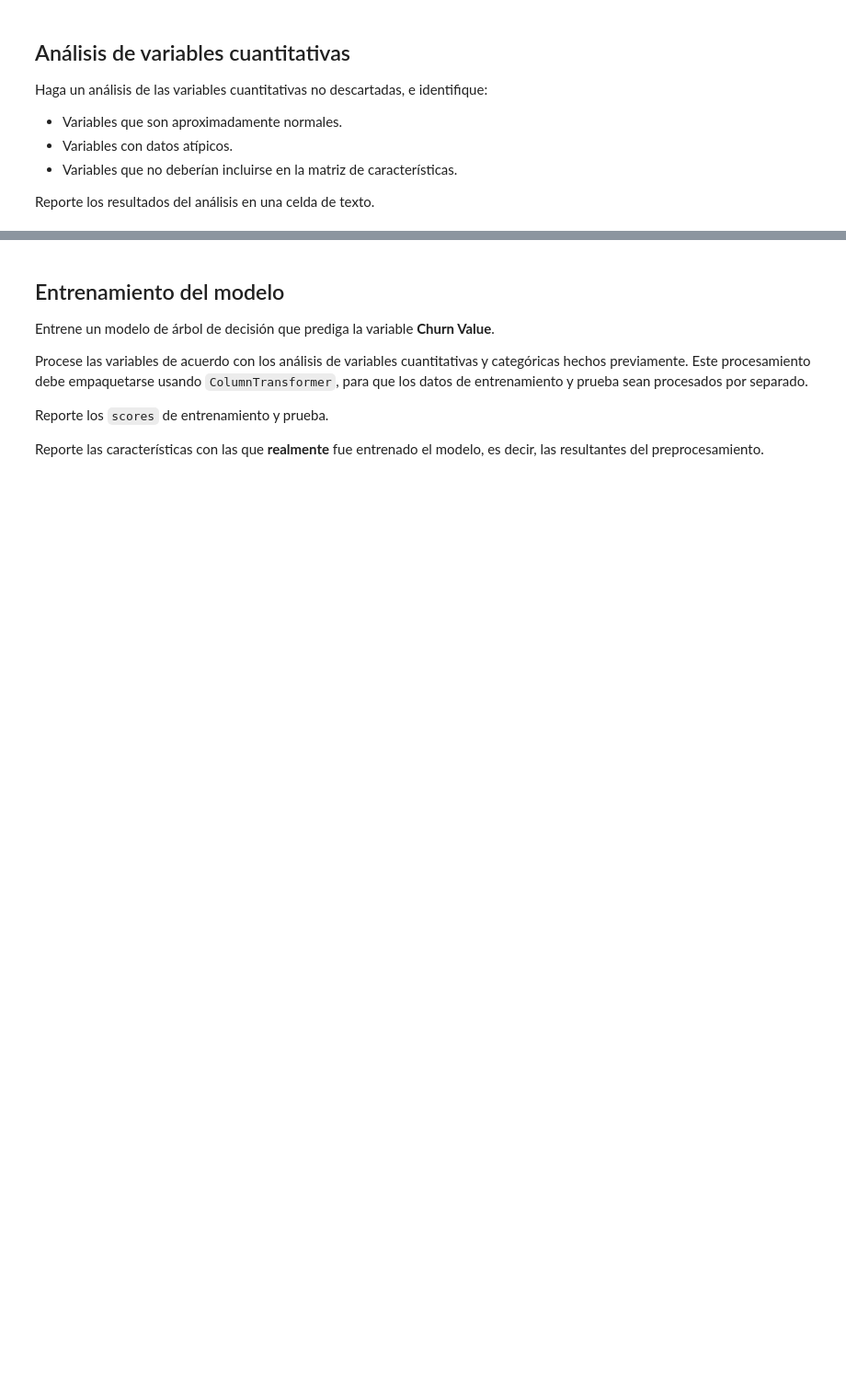
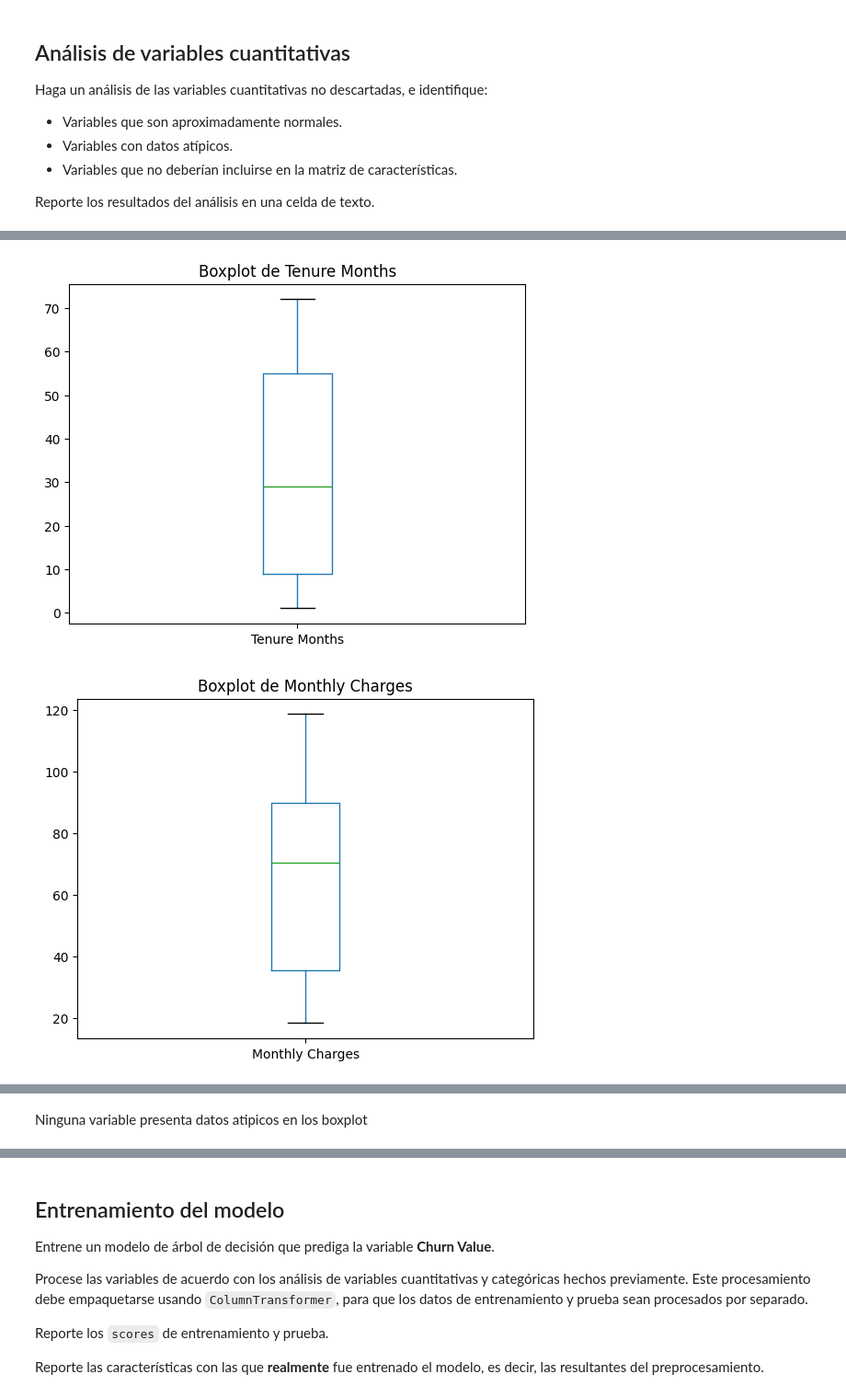
Before and after one commit to Anamariaalucema/ap-2026-1-61, a Jupyter notebook: notebooks/Taller_ingeniería_de_datos.ipynb, the cells around one changed output, grey strips where cells are left out. Shown at 92% size. Drawn from its saved outputs; the diff is of its cells as text; code cells hidden in the pictures; blank space fills up the shorter version.

```diff
--- a/notebooks/Taller_ingeniería_de_datos.ipynb
+++ b/notebooks/Taller_ingeniería_de_datos.ipynb
@@ -228,0 +296,14 @@ Reporte los resultados del análisis en una celda de texto.
+# %%
+import matplotlib.pyplot as plt
+
+# Boxplot en variables cuantitativas para identificar outliers
+num_vars = df.select_dtypes(include='number').columns
+
+for var in num_vars:
+    plt.figure()              # crea una nueva figura
+    df.boxplot(column=var, grid=False)
+    plt.title(f'Boxplot de {var}')
+    plt.show()
+# %% [output]
+[figure, added]
+[figure, added]
@@ -228,0 +314,2 @@ Reporte los resultados del análisis en una celda de texto.
+# %% [markdown]
+Ninguna variable presenta datos atipicos en los boxplot
```
Also changed, not shown: parts of 25 cells of this notebook.
